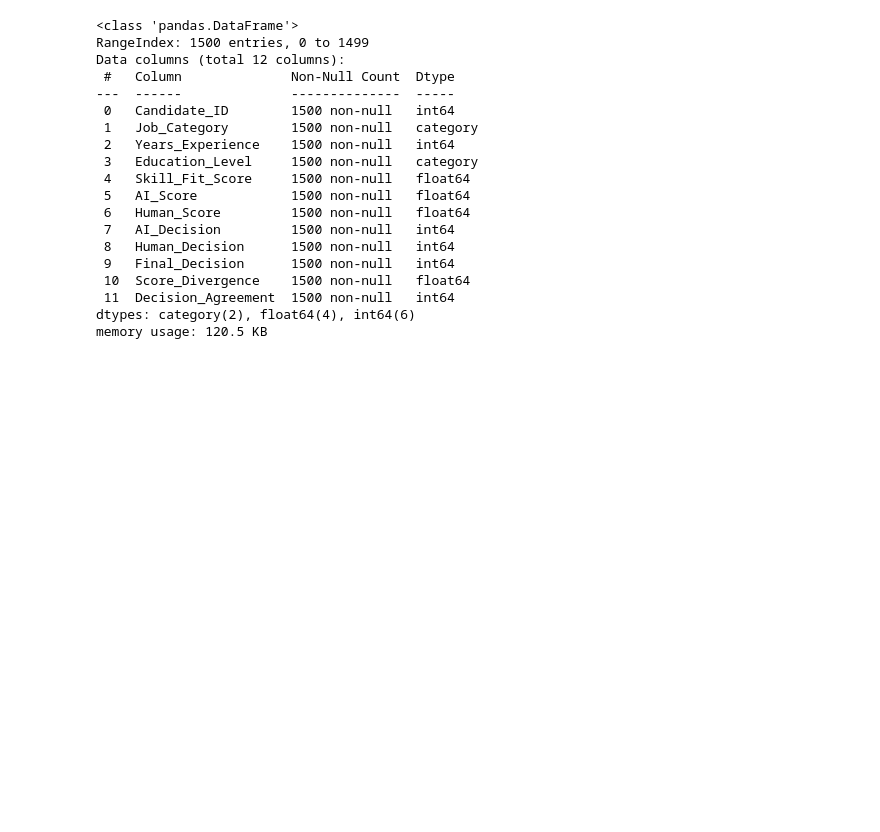
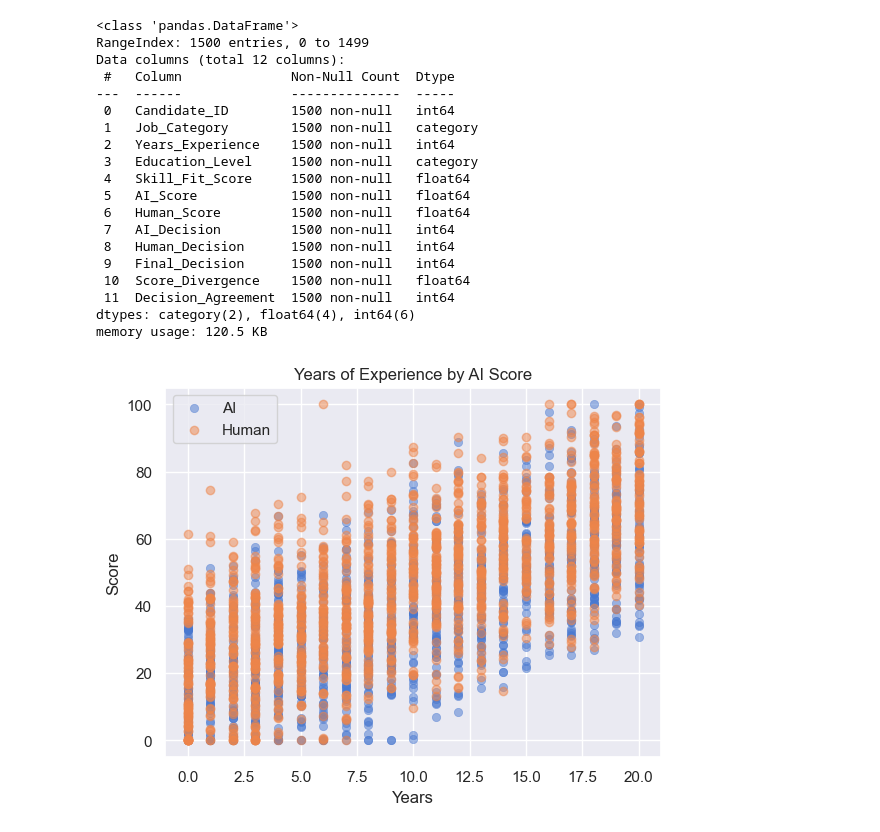
Before and after one commit to hkmp1303/hiring-fairness-audit-analysis, a Jupyter notebook: notebook.ipynb, the cells around one changed output. Drawn from its saved outputs; the diff is of its cells as text; code cells hidden in the pictures; blank space fills up the shorter version.

Commit message:
Initial scatter plot of the data
Visualize data, assess patterns for further exploration

```diff
--- a/notebook.ipynb
+++ b/notebook.ipynb
@@ -47,3 +47,16 @@ Data columns (total 12 columns):
  11  Decision_Agreement  1500 non-null   int64
 dtypes: category(2), float64(4), int64(6)
 memory usage: 120.5 KB
+# %%
+plt.scatter(df["Years_Experience"], df["AI_Score"],
+            alpha=0.5, label="AI", linewidth=0.5)
+plt.scatter(df["Years_Experience"], df["Human_Score"],
+            alpha=0.5, label="Human")
+plt.xlabel("Years")
+plt.ylabel("Score")
+plt.title("Years of Experience by AI Score")
+plt.legend()
+plt.grid(True)
+plt.show()
+# %% [output]
+[figure, added]
```
